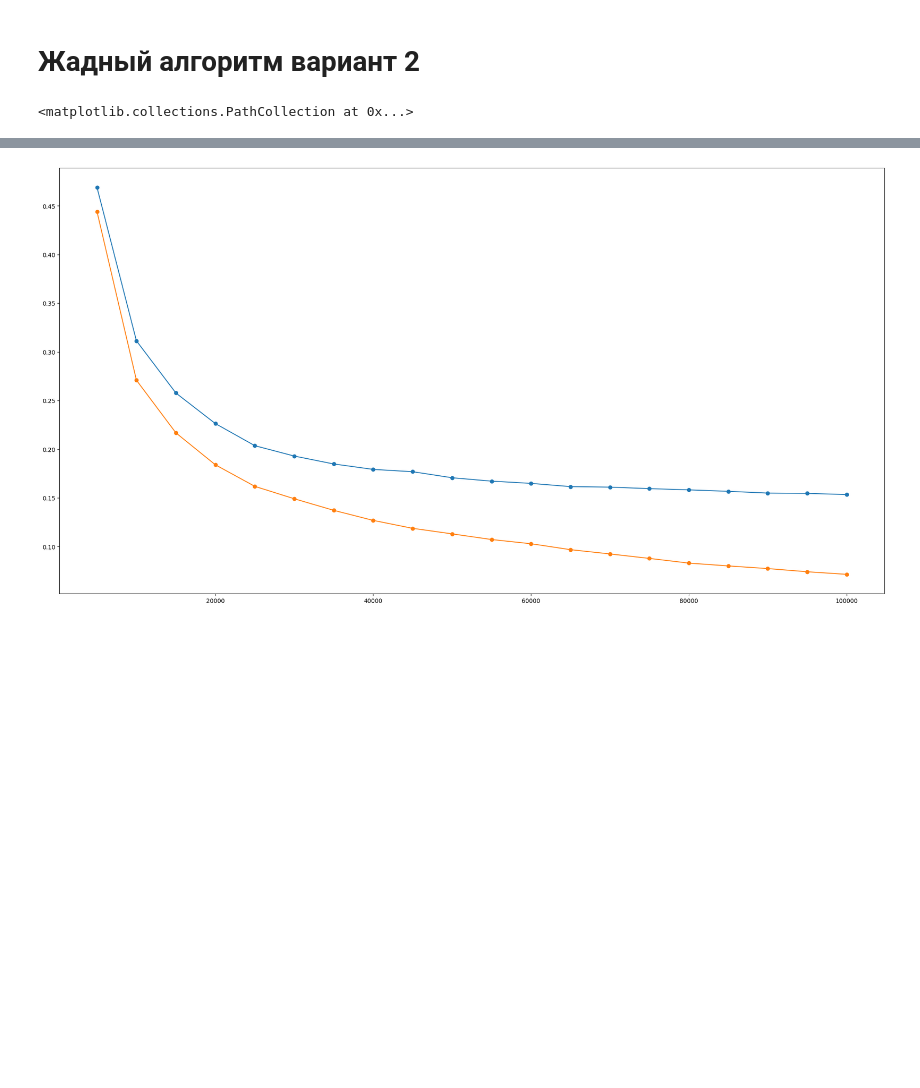
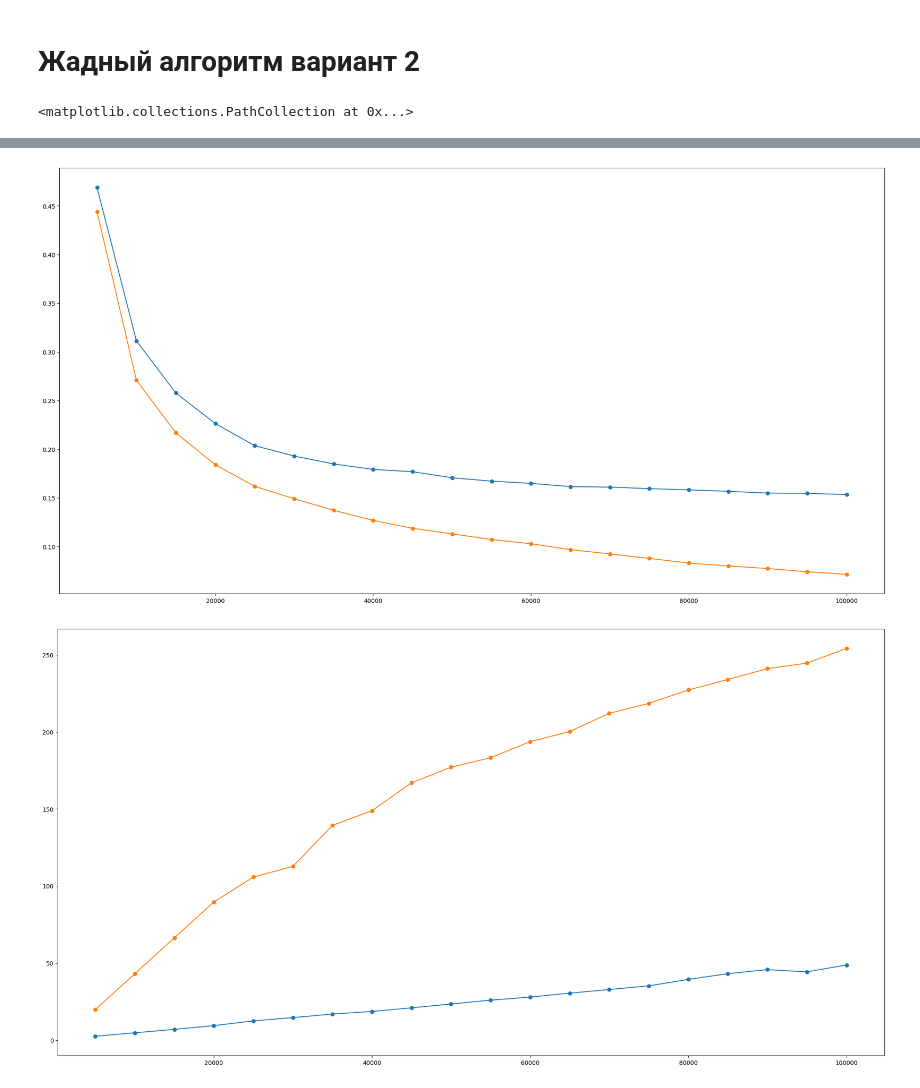
Before and after one commit to roknyazev/dp_final, a Jupyter notebook: analysis.ipynb, the cells around one changed output, grey strips where cells are left out. Drawn from its saved outputs; the diff is of its cells as text; code cells hidden in the pictures; blank space fills up the shorter version.

```diff
--- a/analysis.ipynb
+++ b/analysis.ipynb
@@ -94,15 +120,21 @@ plt.scatter(orders_count_genetic, prices_per_order_greedy1)
 # %%
 plt.figure(1)
 plt.plot(orders_count_trivial, prices_trivial)
 plt.scatter(orders_count_trivial, prices_trivial)
 plt.plot(orders_count_greedy2, prices_greedy2)
 plt.scatter(orders_count_greedy2, prices_greedy2)
 plt.figure(2)
 plt.plot(orders_count_trivial, prices_per_order_trivial)
 plt.scatter(orders_count_trivial, prices_per_order_trivial)
 plt.plot(orders_count_genetic, prices_per_order_greedy2)
 plt.scatter(orders_count_genetic, prices_per_order_greedy2)
+plt.figure(3)
+plt.plot(orders_count_trivial, times_trivial)
+plt.scatter(orders_count_trivial, times_trivial)
+plt.plot(orders_count_genetic, times_greedy2)
+plt.scatter(orders_count_genetic, times_greedy2)
 # %% [output]
 <matplotlib.collections.PathCollection at 0x...>
 [figure]
 [figure]
+[figure, added]
```
Also changed, not shown: parts of 7 cells of this notebook, 5 other files.
